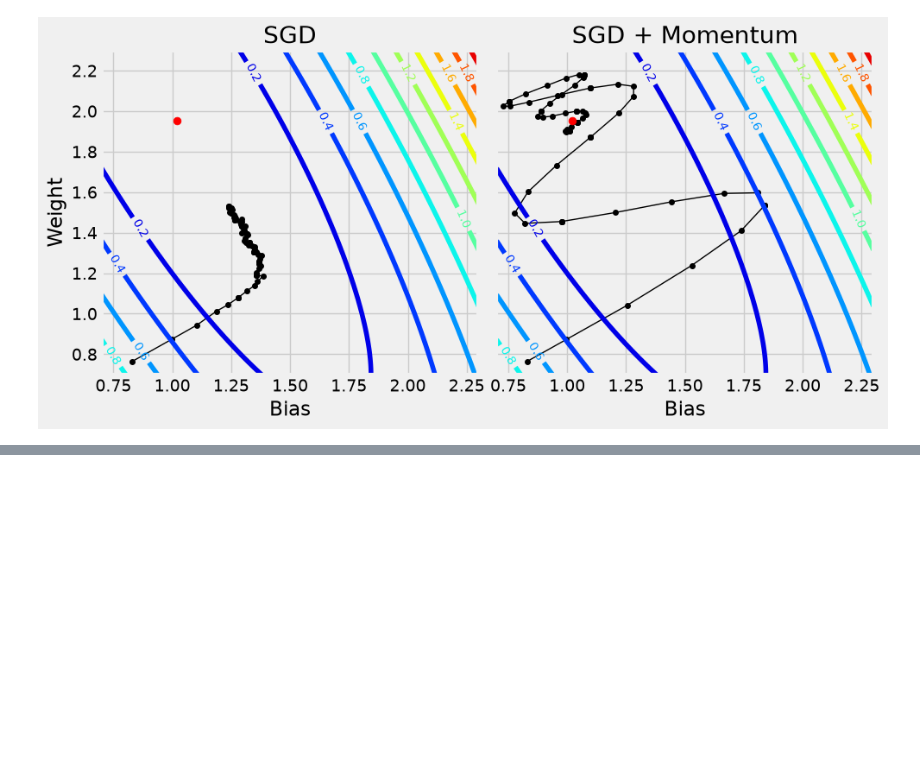
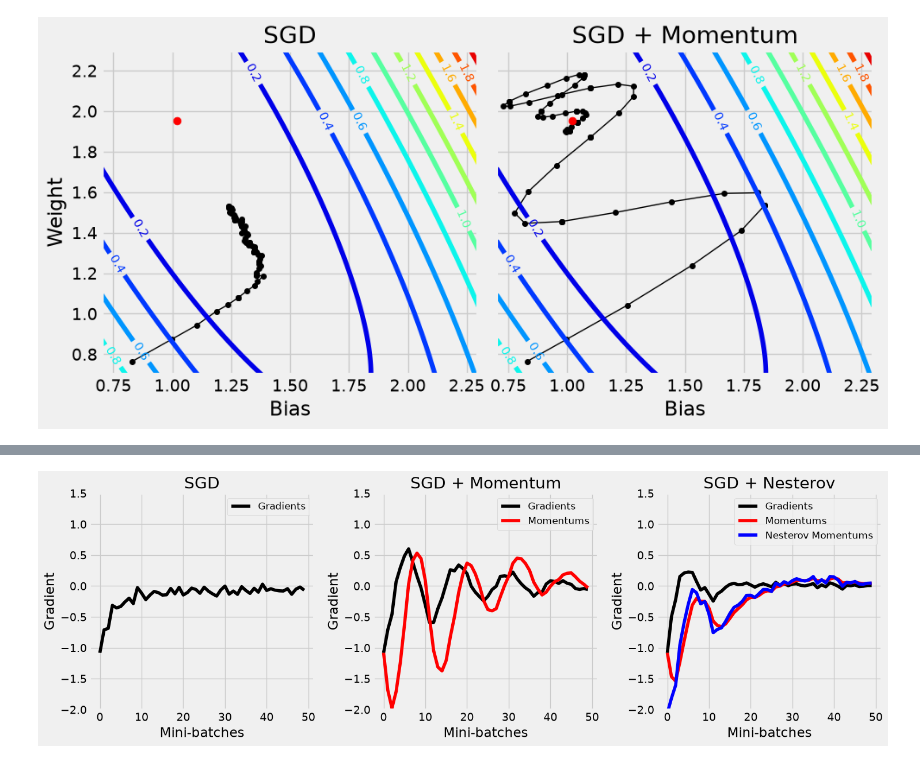
Before and after one commit to jhonprice/PyTorchStepByStep, a Jupyter notebook: runtest/ch06.ipynb, the cells around one changed output, grey strips where cells are left out. Cells and saved outputs as stored; diff of their text form; code cells hidden in the pictures; blank space fills up the shorter version.

```diff
--- a/runtest/ch06.ipynb
+++ b/runtest/ch06.ipynb
@@ -1329,0 +1345,17 @@ fig = plot_paths(results, b, w, bs, ws, all_losses)
+# %%
+# 生成图像
+torch.manual_seed(42)
+model = nn.Sequential()
+model.add_module('linear', nn.Linear(1, 1))
+loss_fn = nn.MSELoss(reduction='mean')
+
+optimizers = {'SGD': {'class': optim.SGD, 'parms': {'lr': 0.1}},
+              'SGD + Momentum': {'class': optim.SGD, 'parms': {'lr': 0.1, 'momentum': 0.9}},
+              'SGD + Nesterov': {'class': optim.SGD, 'parms': {'lr': 0.1, 'momentum': 0.9, 'nesterov': True}}}
+
+results = compare_optimizers(model, loss_fn, optimizers, train_loader, val_loader, n_epochs=10)
+# %%
+# 可视化结果
+fig = figure21(results)
+# %% [output]
+[figure, added]
```
Also changed, not shown: parts of 37 cells of this notebook.
